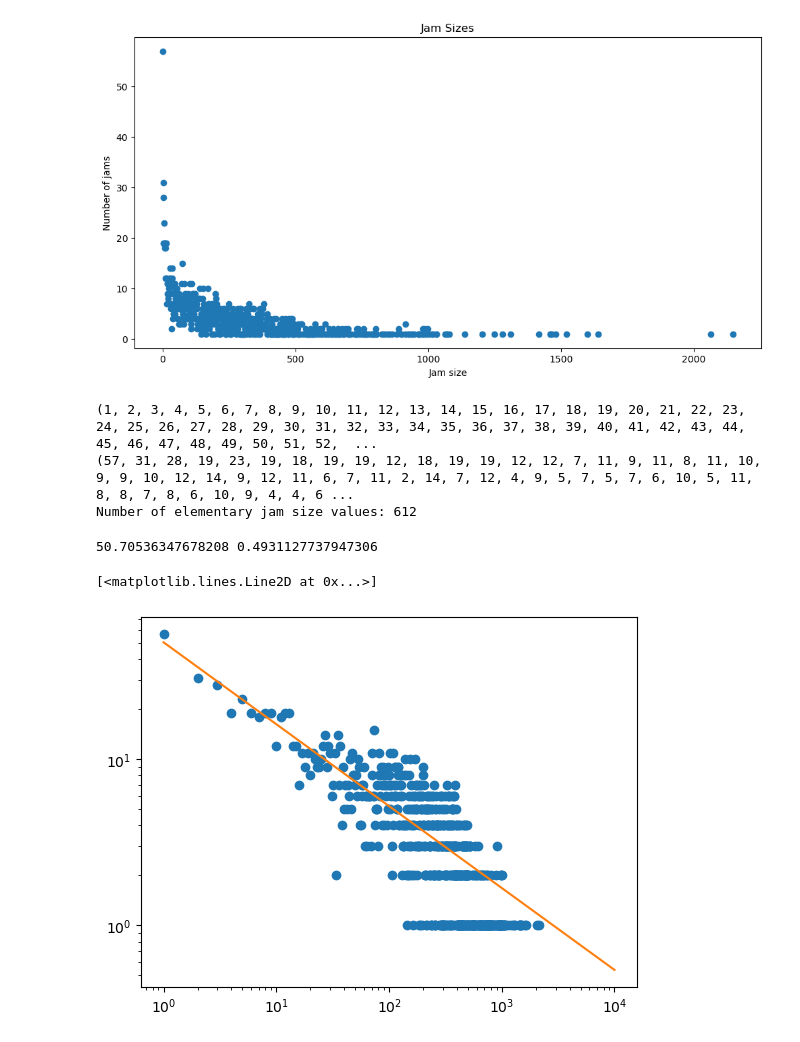
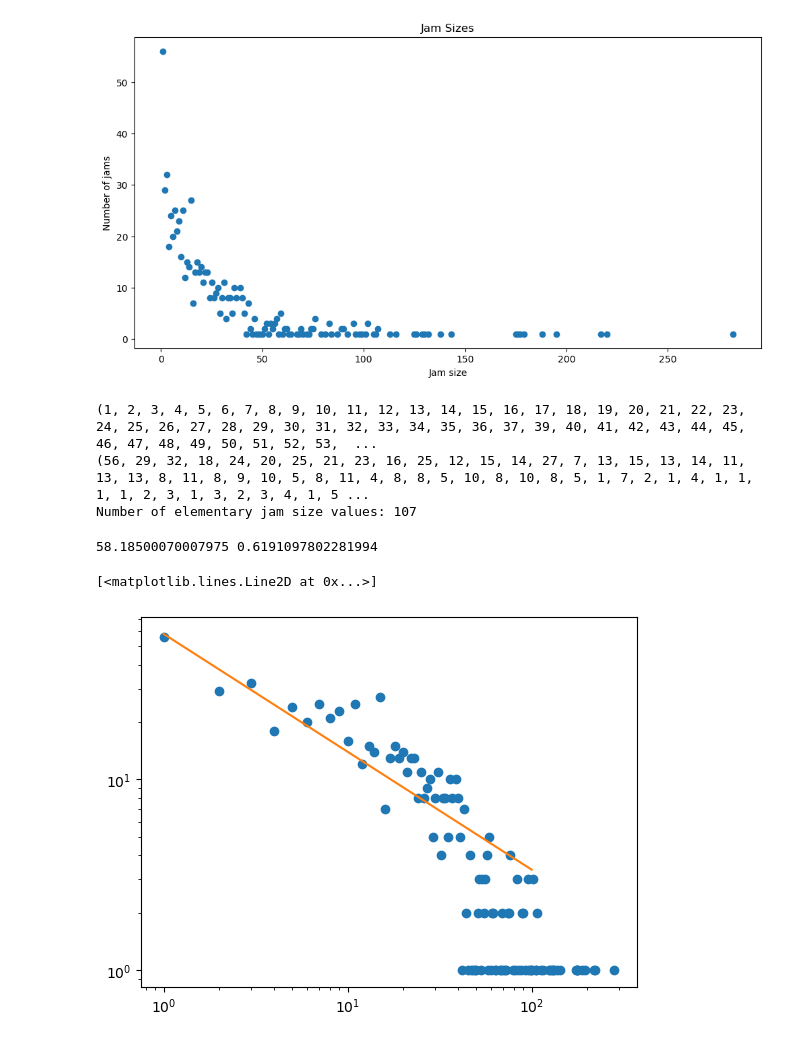
Before and after one commit to ThomasTenDamme/CSS-Group1, a Jupyter notebook: jennas_test.ipynb, the cells around one changed output. Saved outputs shown, nothing was run; the diff lists cells and outputs as text; code cells hidden in the pictures.

```diff
--- a/jennas_test.ipynb
+++ b/jennas_test.ipynb
@@ -12,16 +12,3 @@ import cellpylib as cpl
 from modules import triangulize_evolution
 from modules import find_elem_jams
 import scipy
-# %%
-ca_184 = CA()
-
-p = 0.5
-L = 1000
-T = int(L / 2)
-initial_state = ca_184.gen_initial_state_bernoulli(L, p)
-
-cellular_automaton = cpl.evolve(initial_state, timesteps=T, memoize=True, apply_rule=lambda n, c, t: cpl.nks_rule(n, rule=184))
-cellular_automaton_triangle = triangulize_evolution(cellular_automaton)
-
-fig, ax = plt.subplots(figsize=(12, 6))  # Adjust the size as needed
-cpl.plot(cellular_automaton_triangle, colormap='Blues')
@@ -30,3 +15,7 @@ cpl.plot(cellular_automaton_triangle, colormap='Blues')
+# %%
+p = 0.39
+L = 1000
+T = int(L / 2)
 # %%
 def calculate_jam_size(cellular_automaton_triangle):
     jam_size = {}
@@ -115,30 +103,30 @@ print(x)
 print(y)
 print(f"Number of elementary jam size values: {len(final_jams_counted.keys())}")
 # %% [output]
-[figure, old version]
+[figure, new version]
-(1, 2, 3, 4, 5, 6, 7, 8, 9, 10, 11, 12, 13, 14, 15, 16, 17, 18, 19, 20, 21, 22, 23, 24, 25, 26, 27, 28, 29, 30, 31, 32, 33, 34, 35, 36, 37, 38, 39, 40, 41, 42, 43, 44, 45, 46, 47, 48, 49, 50, 51, 52,  ...
-(57, 31, 28, 19, 23, 19, 18, 19, 19, 12, 18, 19, 19, 12, 12, 7, 11, 9, 11, 8, 11, 10, 9, 9, 10, 12, 14, 9, 12, 11, 6, 7, 11, 2, 14, 7, 12, 4, 9, 5, 7, 5, 7, 6, 10, 5, 11, 8, 8, 7, 8, 6, 10, 9, 4, 4, 6 ...
-Number of elementary jam size values: 612
+(1, 2, 3, 4, 5, 6, 7, 8, 9, 10, 11, 12, 13, 14, 15, 16, 17, 18, 19, 20, 21, 22, 23, 24, 25, 26, 27, 28, 29, 30, 31, 32, 33, 34, 35, 36, 37, 39, 40, 41, 42, 43, 44, 45, 46, 47, 48, 49, 50, 51, 52, 53,  ...
+(56, 29, 32, 18, 24, 20, 25, 21, 23, 16, 25, 12, 15, 14, 27, 7, 13, 15, 13, 14, 11, 13, 13, 8, 11, 8, 9, 10, 5, 8, 11, 4, 8, 8, 5, 10, 8, 10, 8, 5, 1, 7, 2, 1, 4, 1, 1, 1, 1, 2, 3, 1, 3, 2, 3, 4, 1, 5 ...
+Number of elementary jam size values: 107
 # %%
 def func(x, a, b):
     return a * x ** -b
 
 plt.plot(x,y,'o')
 
 popt, pcov = scipy.optimize.curve_fit(func, x, y, p0=[1, 0.5])
 a_optimal, b_optimal = popt
 
 print(a_optimal, b_optimal)
 
-x_fit=np.linspace(1,10**4,1000)
+x_fit=np.linspace(1,10**2,1000)
 y_fit = []
 for value in x_fit:
     y_fit.append(func(value, a_optimal, b_optimal))
 
 plt.xscale('log')
 plt.yscale('log')
 plt.plot(x_fit,y_fit)
 # %% [output]
-50.70536347678208 0.4931127737947306
+58.18500070007975 0.6191097802281994
 [<matplotlib.lines.Line2D at 0x...>]
-[figure, old version]
+[figure, new version]
```
Also changed, not shown: parts of 2 cells of this notebook.
